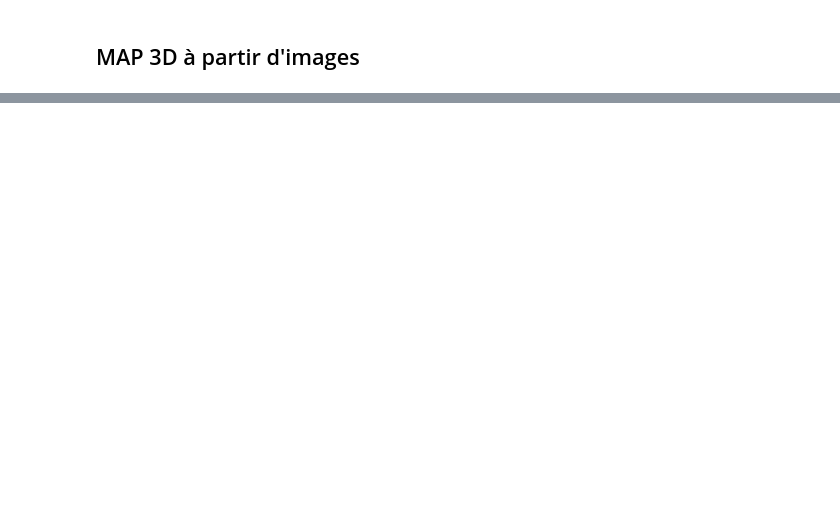
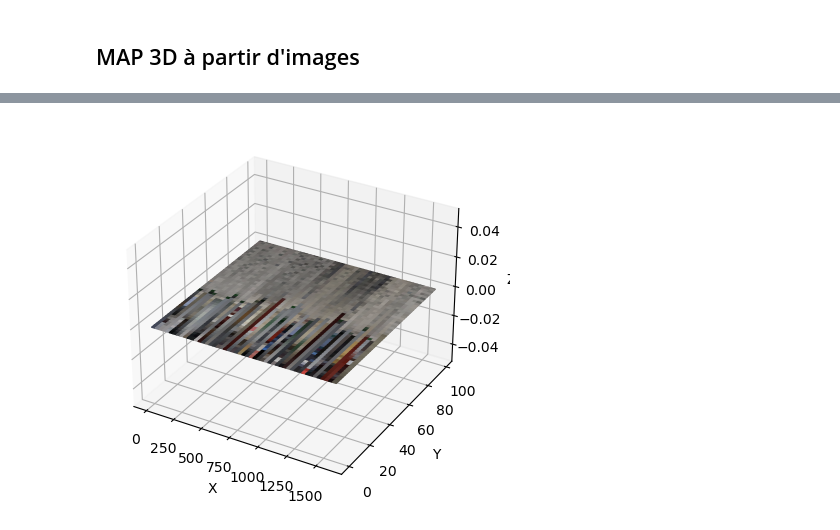
Before and after one commit to PierreDesbruns/MRob-Hospital, a Jupyter notebook: Projet_mapping.ipynb, the cells around one changed output, grey strips where cells are left out. Cells and saved outputs as stored; diff of their text form; code cells hidden in the pictures; blank space fills up the shorter version.

```diff
--- a/Projet_mapping.ipynb
+++ b/Projet_mapping.ipynb
@@ -92,0 +172,71 @@ cv2.destroyAllWindows()
+# %%
+import matplotlib.pyplot as plt
+from mpl_toolkits.mplot3d import Axes3D
+from PIL import Image
+import numpy as np
+
+def load_and_resize_image(image_path, target_size=(100, 100)):
+    image = Image.open(image_path)
+    image = image.resize(target_size, Image.ANTIALIAS)
+    return image
+
+def merge_images(image_paths):
+    images = [load_and_resize_image(image_path) for image_path in image_paths]
+    widths, heights = zip(*(i.size for i in images))
+
+    total_width = sum(widths)
+    max_height = max(heights)
+
+    merged_image = Image.new('RGB', (total_width, max_height))
+
+    x_offset = 0
+    for image in images:
+        merged_image.paste(image, (x_offset, 0))
+        x_offset += image.width
+
+    return merged_image
+
+def create_3d_map(merged_image, spacing=1):
+    fig = plt.figure()
+    ax = fig.add_subplot(111, projection='3d')
+
+    image_array = np.array(merged_image) / 255.0  # Convertir les valeurs de couleur en une plage de 0 à 1
+    height, width, _ = image_array.shape
+
+    x = np.arange(width)
+    y = np.arange(height)
+    X, Y = np.meshgrid(x, y)
+    Z = np.zeros_like(X)
+
+    ax.plot_surface(X, Y, Z, facecolors=image_array)
+
+    ax.set_xlabel('X')
+    ax.set_ylabel('Y')
+    ax.set_zlabel('Z')
+
+    plt.show()
+
+# Exemple d'utilisation :
+image_paths = [
+  "D:/Tchance/ESIREM_2023_2024/Marc_blanchon/Projet/MRob-Hospital/Photo/BasCouloir2.jpg",
+               "D:/Tchance/ESIREM_2023_2024/Marc_blanchon/Projet/MRob-Hospital/Photo/BasCouloir1.jpg",
+               "D:/Tchance/ESIREM_2023_2024/Marc_blanchon/Projet/MRob-Hospital/Photo/BasCouloir.jpg",
+               "D:/Tchance/ESIREM_2023_2024/Marc_blanchon/Projet/MRob-Hospital/Photo/BasCouloir3.jpg",
+               "D:/Tchance/ESIREM_2023_2024/Marc_blanchon/Projet/MRob-Hospital/Photo/BasCouloir4.jpg",
+               "D:/Tchance/ESIREM_2023_2024/Marc_blanchon/Projet/MRob-Hospital/Photo/BasCouloir5.jpg",
+               "D:/Tchance/ESIREM_2023_2024/Marc_blanchon/Projet/MRob-Hospital/Photo/BasCouloir6.jpg",
+               "D:/Tchance/ESIREM_2023_2024/Marc_blanchon/Projet/MRob-Hospital/Photo/BasCouloir7.jpg",
+               "D:/Tchance/ESIREM_2023_2024/Marc_blanchon/Projet/MRob-Hospital/Photo/BasCouloir8.jpg",
+               "D:/Tchance/ESIREM_2023_2024/Marc_blanchon/Projet/MRob-Hospital/Photo/BasCouloir9.jpg",
+               "D:/Tchance/ESIREM_2023_2024/Marc_blanchon/Projet/MRob-Hospital/Photo/BasCouloir10.jpg",
+               "D:/Tchance/ESIREM_2023_2024/Marc_blanchon/Projet/MRob-Hospital/Photo/BasCouloir11.jpg",
+               "D:/Tchance/ESIREM_2023_2024/Marc_blanchon/Projet/MRob-Hospital/Photo/BasCouloir12.jpg",
+               "D:/Tchance/ESIREM_2023_2024/Marc_blanchon/Projet/MRob-Hospital/Photo/BasCouloir13.jpg",
+               "D:/Tchance/ESIREM_2023_2024/Marc_blanchon/Projet/MRob-Hospital/Photo/BasCouloir14.jpg",
+               "D:/Tchance/ESIREM_2023_2024/Marc_blanchon/Projet/MRob-Hospital/Photo/BasCouloir15.jpg"
+]
+
+merged_image = merge_images(image_paths)
+create_3d_map(merged_image)
+# %% [output]
+[figure, added]
```
Also changed, not shown: parts of 15 cells of this notebook, 38 other files.
